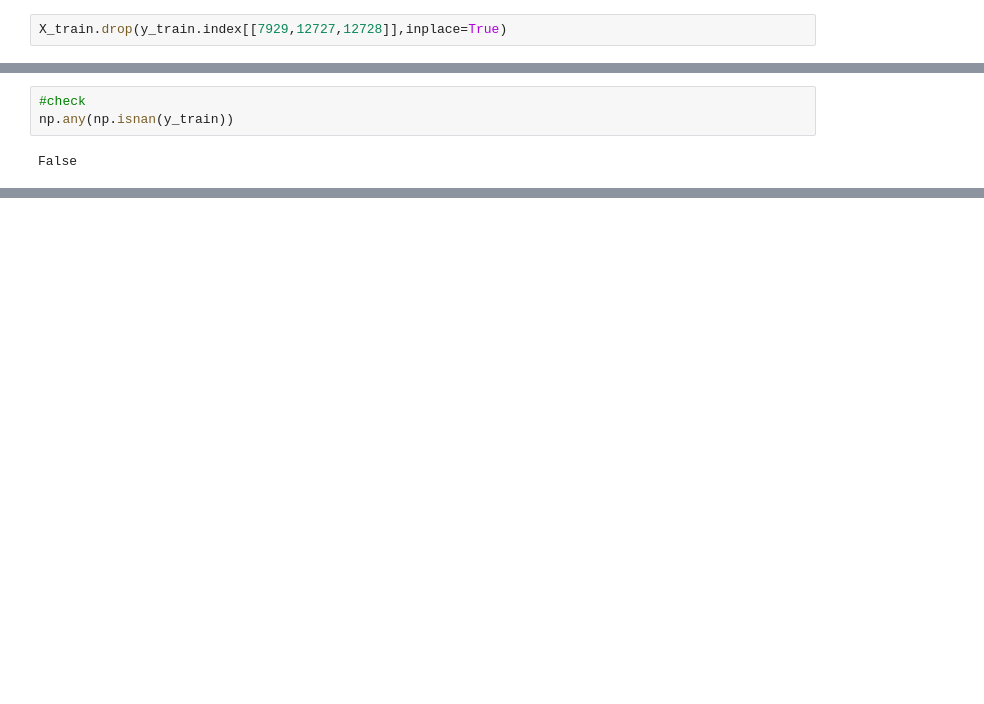
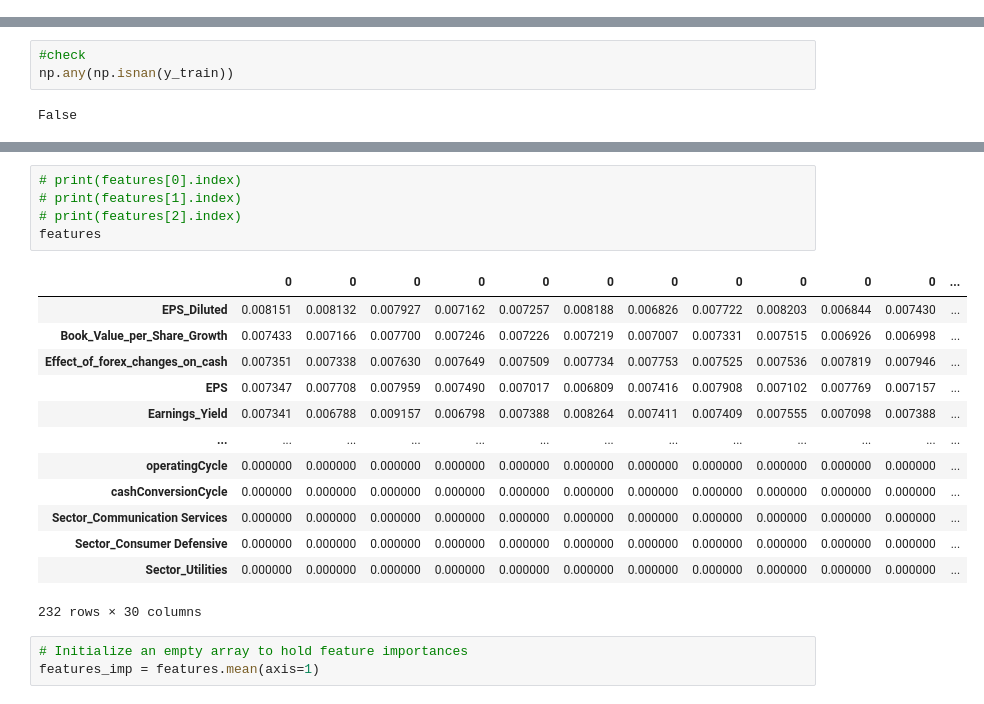
Before and after one commit to CNIU1997/BA_888, a Jupyter notebook: BA888_FE_Kiki.ipynb, the cells around one changed output, grey strips where cells are left out. Drawn from its saved outputs; the diff is of its cells as text; blank space fills up the shorter version.

```diff
--- a/BA888_FE_Kiki.ipynb
+++ b/BA888_FE_Kiki.ipynb
@@ -41,2 +83,0 @@ y_train.dropna(inplace = True)
-# %%
-X_train.drop(y_train.index[[7929,12727,12728]],inplace=True)
@@ -139,0 +217,22 @@ dtype: float64
+# %%
+# print(features[0].index)
+# print(features[1].index)
+# print(features[2].index)
+features
+# %% [output]
+|  | 0 | 0 | 0 | 0 | 0 | 0 | 0 | 0 | 0 | 0 | 0 | ... |
+| EPS_Diluted | 0.008151 | 0.008132 | 0.007927 | 0.007162 | 0.007257 | 0.008188 | 0.006826 | 0.007722 | 0.008203 | 0.006844 | 0.007430 | ... |
+| Book_Value_per_Share_Growth | 0.007433 | 0.007166 | 0.007700 | 0.007246 | 0.007226 | 0.007219 | 0.007007 | 0.007331 | 0.007515 | 0.006926 | 0.006998 | ... |
+| Effect_of_forex_changes_on_cash | 0.007351 | 0.007338 | 0.007630 | 0.007649 | 0.007509 | 0.007734 | 0.007753 | 0.007525 | 0.007536 | 0.007819 | 0.007946 | ... |
+| EPS | 0.007347 | 0.007708 | 0.007959 | 0.007490 | 0.007017 | 0.006809 | 0.007416 | 0.007908 | 0.007102 | 0.007769 | 0.007157 | ... |
+| Earnings_Yield | 0.007341 | 0.006788 | 0.009157 | 0.006798 | 0.007388 | 0.008264 | 0.007411 | 0.007409 | 0.007555 | 0.007098 | 0.007388 | ... |
+| ... | ... | ... | ... | ... | ... | ... | ... | ... | ... | ... | ... | ... |
+| operatingCycle | 0.000000 | 0.000000 | 0.000000 | 0.000000 | 0.000000 | 0.000000 | 0.000000 | 0.000000 | 0.000000 | 0.000000 | 0.000000 | ... |
+| cashConversionCycle | 0.000000 | 0.000000 | 0.000000 | 0.000000 | 0.000000 | 0.000000 | 0.000000 | 0.000000 | 0.000000 | 0.000000 | 0.000000 | ... |
+| Sector_Communication Services | 0.000000 | 0.000000 | 0.000000 | 0.000000 | 0.000000 | 0.000000 | 0.000000 | 0.000000 | 0.000000 | 0.000000 | 0.000000 | ... |
+| Sector_Consumer Defensive | 0.000000 | 0.000000 | 0.000000 | 0.000000 | 0.000000 | 0.000000 | 0.000000 | 0.000000 | 0.000000 | 0.000000 | 0.000000 | ... |
+| Sector_Utilities | 0.000000 | 0.000000 | 0.000000 | 0.000000 | 0.000000 | 0.000000 | 0.000000 | 0.000000 | 0.000000 | 0.000000 | 0.000000 | ... |
+232 rows × 30 columns
+# %%
+# Initialize an empty array to hold feature importances
+features_imp = features.mean(axis=1)
```
Also changed, not shown: parts of 44 cells of this notebook.
